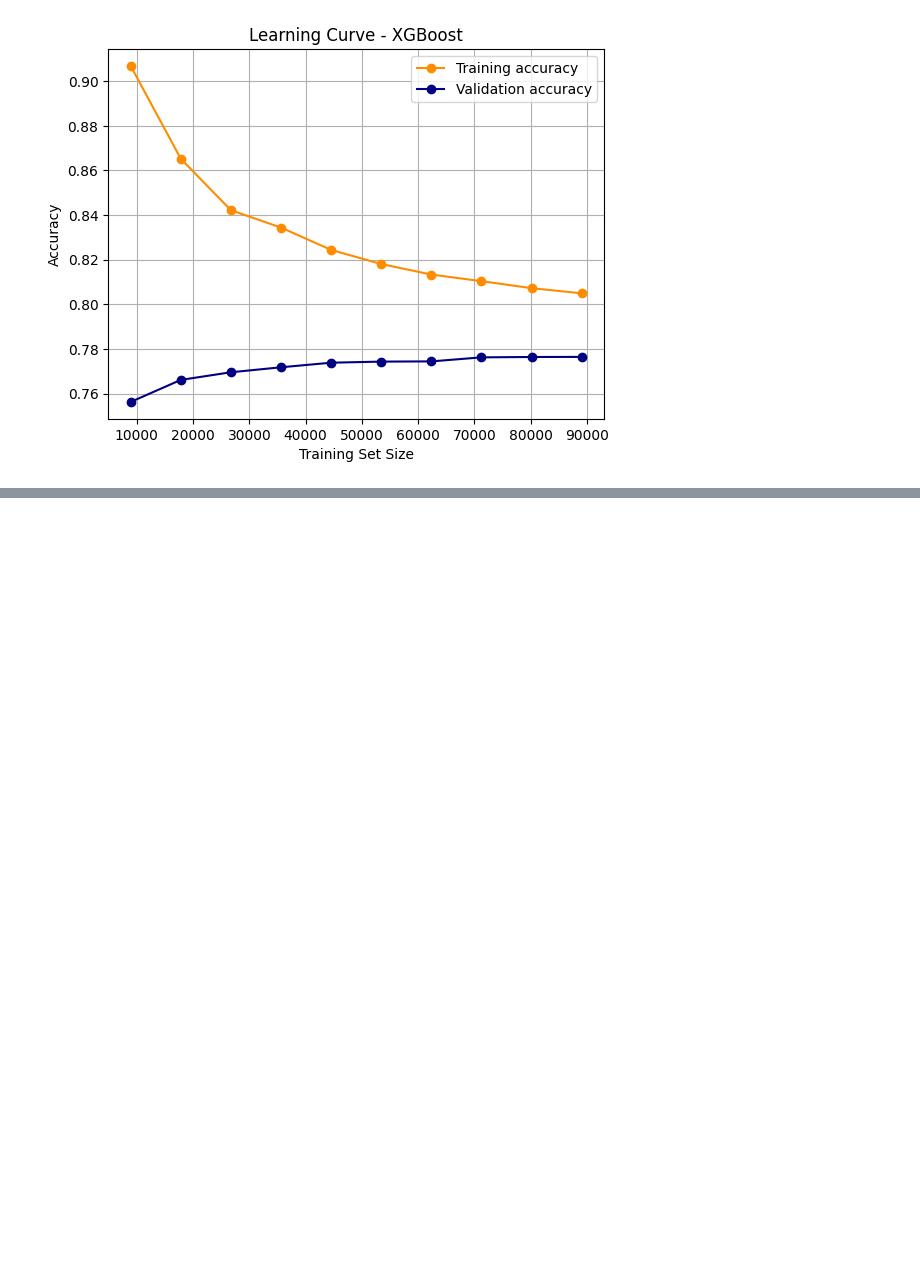
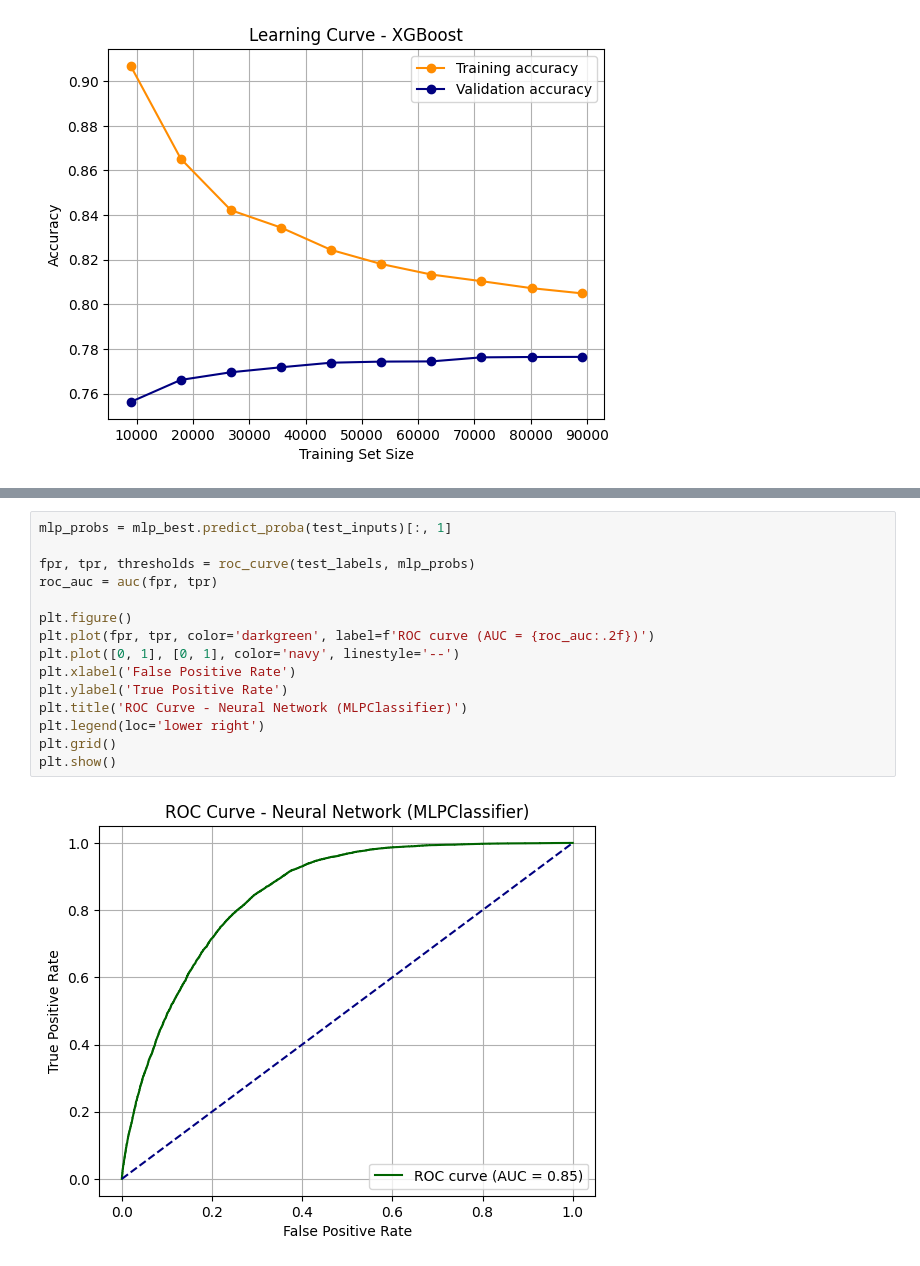
Before and after one commit to xavi-silva/feup-ia2, a Jupyter notebook: ia2.ipynb, the cells around one changed output, grey strips where cells are left out. Saved outputs shown, nothing was run; the diff lists cells and outputs as text; blank space fills up the shorter version.

Commit message:
neural net

```diff
--- a/ia2.ipynb
+++ b/ia2.ipynb
@@ -559,0 +655,17 @@ plt.show()
+# %%
+mlp_probs = mlp_best.predict_proba(test_inputs)[:, 1]
+
+fpr, tpr, thresholds = roc_curve(test_labels, mlp_probs)
+roc_auc = auc(fpr, tpr)
+
+plt.figure()
+plt.plot(fpr, tpr, color='darkgreen', label=f'ROC curve (AUC = {roc_auc:.2f})')
+plt.plot([0, 1], [0, 1], color='navy', linestyle='--')
+plt.xlabel('False Positive Rate')
+plt.ylabel('True Positive Rate')
+plt.title('ROC Curve - Neural Network (MLPClassifier)')
+plt.legend(loc='lower right')
+plt.grid()
+plt.show()
+# %% [output]
+[figure, added]
```
Also changed, not shown: parts of 6 cells of this notebook, 2 other files.
